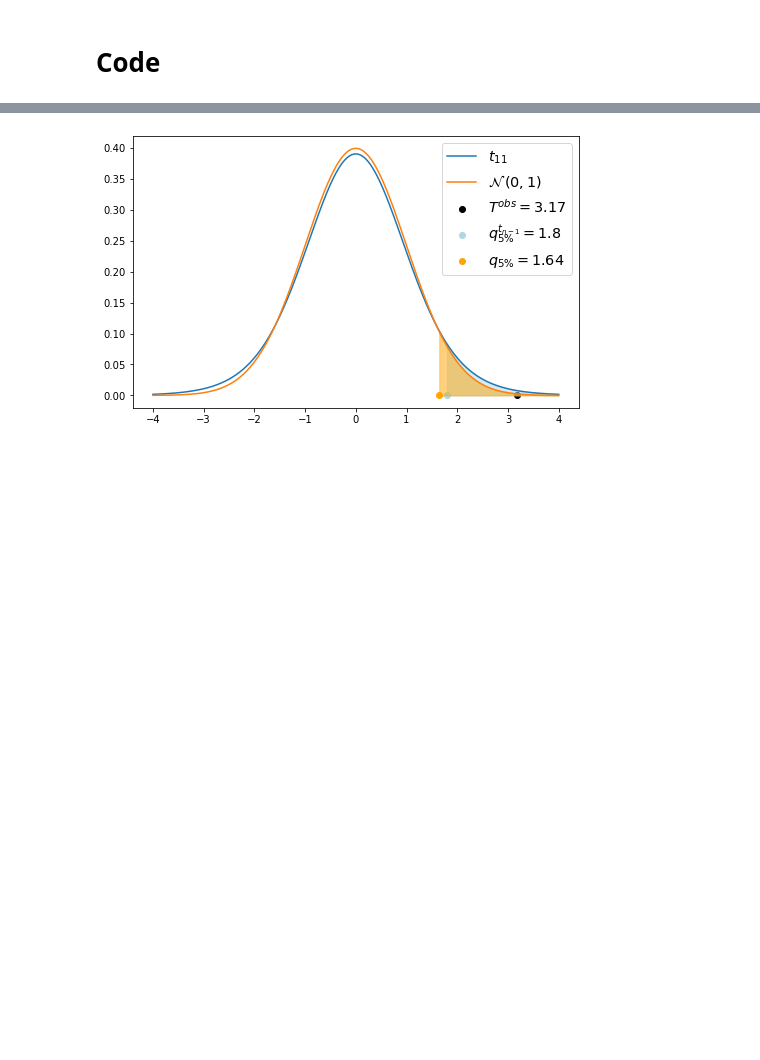
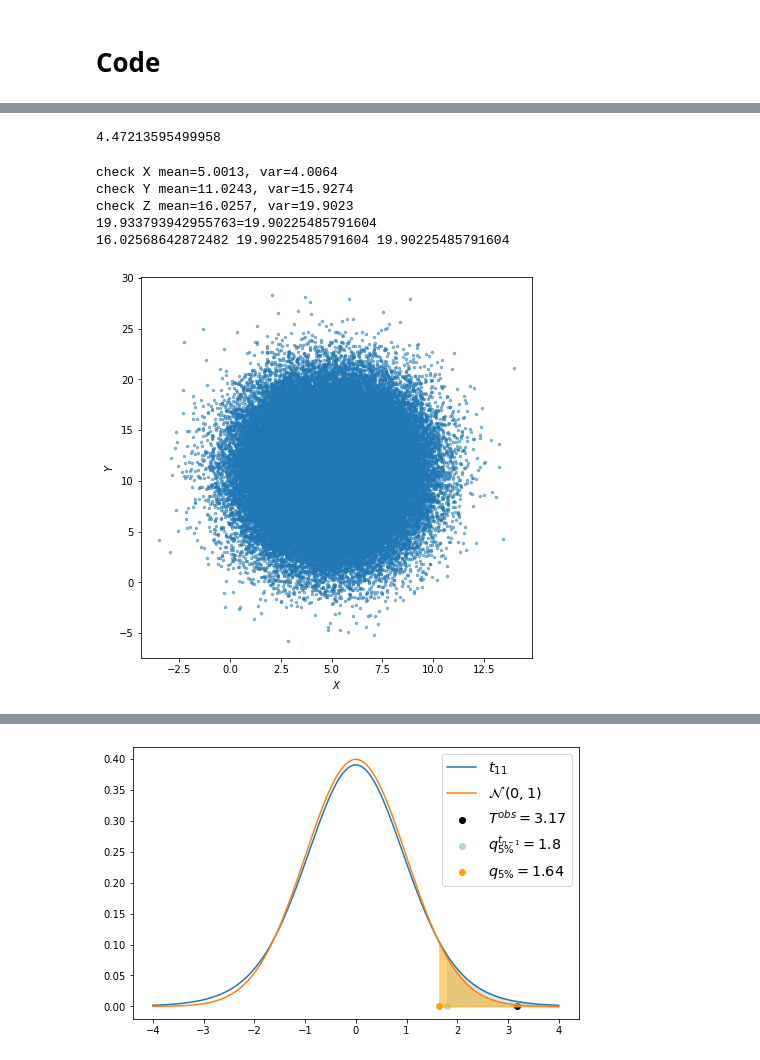
Before and after one commit to shmalex/learning-math, a Jupyter notebook: notebooks/statistics/Unit4-Lecture-13 The T-test.ipynb, the cells around one changed output, grey strips where cells are left out. Saved outputs shown, nothing was run; the diff lists cells and outputs as text; code cells hidden in the pictures; blank space fills up the shorter version.

```diff
--- a/notebooks/statistics/Unit4-Lecture-13 The T-test.ipynb
+++ b/notebooks/statistics/Unit4-Lecture-13 The T-test.ipynb
@@ -467,0 +518,48 @@ plt.show()
+# %%
+np.sqrt(2**2 + 4**2)
+# %% [output]
+4.47213595499958
+# %%
+# проверим если поведение разницы независимых гаусовских переменных тоже
+# обладает гаусовым поведением
+import numpy as np
+import matplotlib.pyplot as plt
+from scipy.stats import norm, chi2, t
+
+mu_1, sigma_1, n  = 5, 2, 100000
+mu_2, sigma_2, m  = 11, 4, 100000
+
+x = norm.rvs(loc=mu_1, scale=sigma_1, size=n)
+y = norm.rvs(loc=mu_2, scale=sigma_2, size=m)
+z = x + y
+
+fit_x_mu, fit_x_sd = norm.fit(x)
+fit_x_mu, fit_x_sd = norm(fit_x_mu, fit_x_sd).stats(moments='mv')
+print(f"check X mean={fit_x_mu:0.4f}, var={fit_x_sd:0.4f}")
+
+fit_y_mu, fit_y_sd = norm.fit(y)
+fit_y_mu, fit_y_sd = norm(fit_y_mu, fit_y_sd).stats(moments='mv')
+print(f"check Y mean={fit_y_mu:0.4f}, var={fit_y_sd:0.4f}")
+
+fit_z_mu, fit_z_sd = norm.fit(z)
+fit_z_mu, fit_z_sd = norm(fit_z_mu, fit_z_sd).stats(moments='mv')
+print(f"check Z mean={fit_z_mu:0.4f}, var={fit_z_sd:0.4f}")
+print(f"{fit_x_sd+fit_y_sd}={fit_z_sd}")
+mu_z = np.mean(z)
+sd_z = np.std(z)
+var_z = np.var(z)
+print(mu_z, sd_z**2, var_z)
+# %% [output]
+check X mean=5.0013, var=4.0064
+check Y mean=11.0243, var=15.9274
+check Z mean=16.0257, var=19.9023
+19.933793942955763=19.90225485791604
+16.02568642872482 19.90225485791604 19.90225485791604
+# %%
+plt.figure(figsize=(7,7))
+plt.scatter(x, y, alpha=0.5, s=6)
+plt.xlabel(r'$X$')
+plt.ylabel(r'$Y$')
+plt.show()
+# %% [output]
+[figure, added]
```
Also changed, not shown: parts of 33 cells of this notebook, 4 other files.
